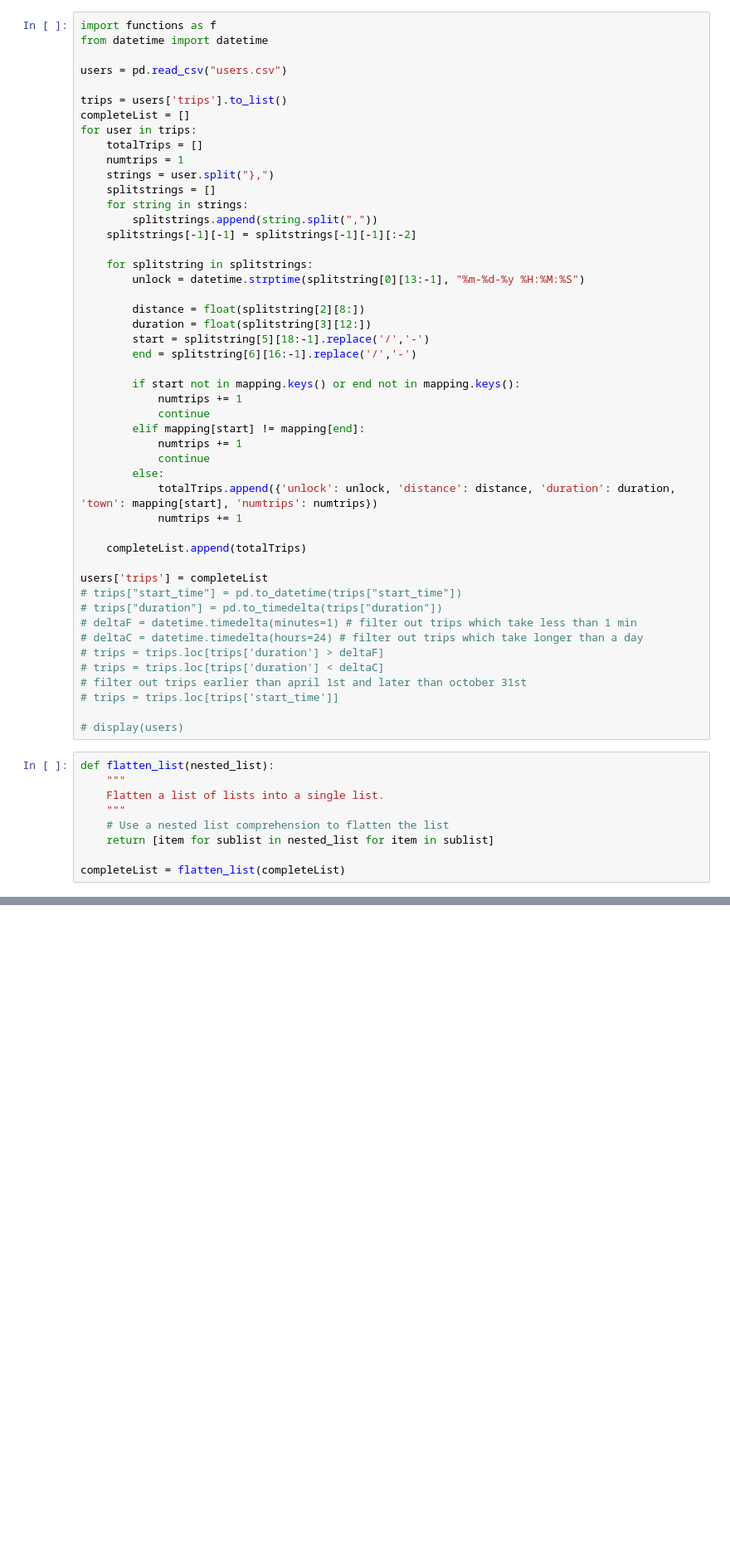
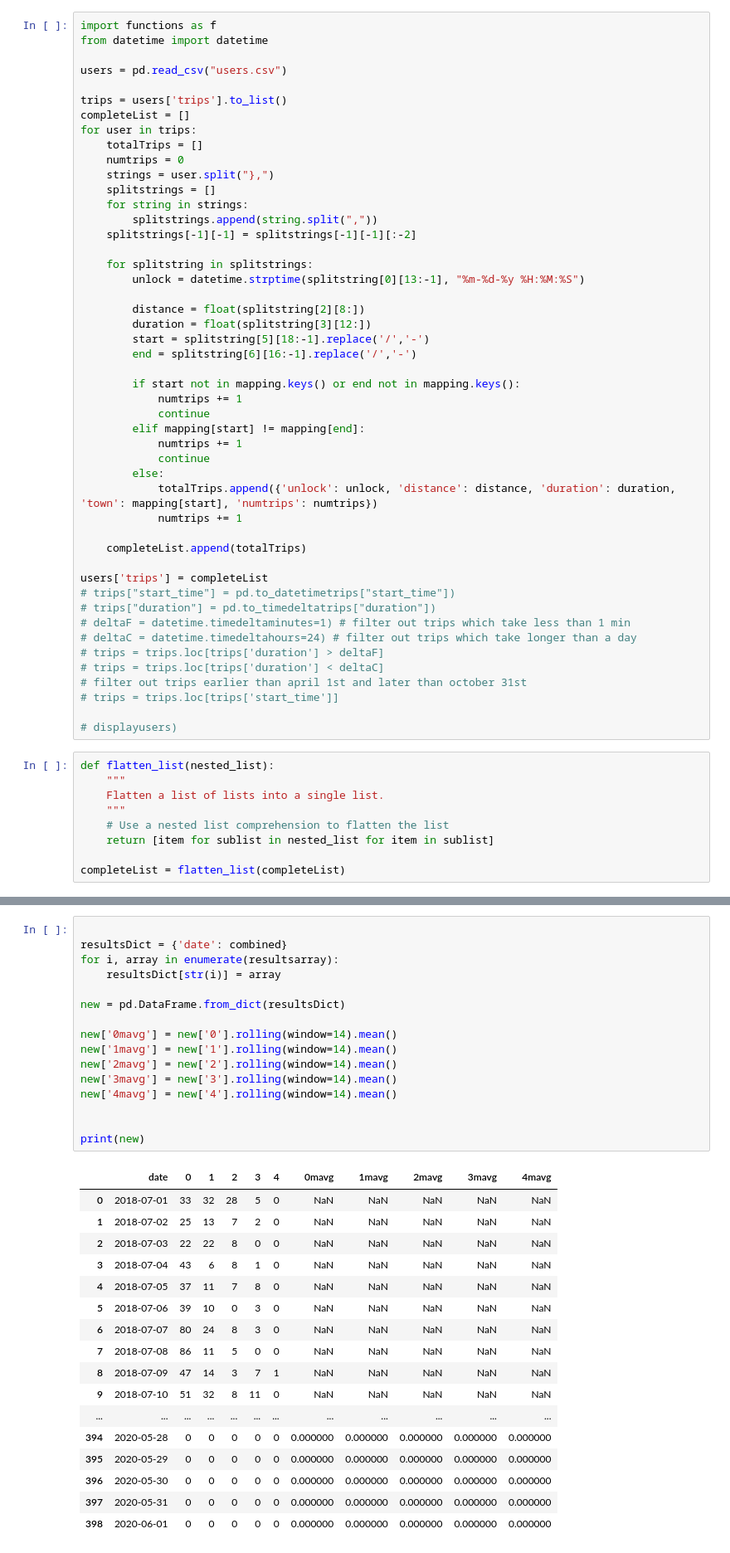
Before and after one commit to umassos/ebike-analysis, a Jupyter notebook: newPlots.ipynb, the cells around one changed output, grey strips where cells are left out. Shown at 83% size. Cells and saved outputs as stored; diff of their text form; blank space fills up the shorter version.

```diff
--- a/newPlots.ipynb
+++ b/newPlots.ipynb
@@ -38,7 +38,7 @@ trips = users['trips'].to_list()
 completeList = []
 for user in trips:
     totalTrips = []
-    numtrips = 1
+    numtrips = 0
     strings = user.split("},")
     splitstrings = []
     for string in strings:
@@ -66,16 +66,16 @@ for user in trips:
     completeList.append(totalTrips)
 
 users['trips'] = completeList
-# trips["start_time"] = pd.to_datetime(trips["start_time"])
-# trips["duration"] = pd.to_timedelta(trips["duration"])
-# deltaF = datetime.timedelta(minutes=1) # filter out trips which take less than 1 min
-# deltaC = datetime.timedelta(hours=24) # filter out trips which take longer than a day
+# trips["start_time"] = pd.to_datetimetrips["start_time"])
+# trips["duration"] = pd.to_timedeltatrips["duration"])
+# deltaF = datetime.timedeltaminutes=1) # filter out trips which take less than 1 min
+# deltaC = datetime.timedeltahours=24) # filter out trips which take longer than a day
 # trips = trips.loc[trips['duration'] > deltaF]
 # trips = trips.loc[trips['duration'] < deltaC]
 # filter out trips earlier than april 1st and later than october 31st
 # trips = trips.loc[trips['start_time']]
 
-# display(users)
+# displayusers)
 # %%
 def flatten_list(nested_list):
     """
@@ -91,0 +164,34 @@ print(completeList[9])
+# %%
+
+resultsDict = {'date': combined}
+for i, array in enumerate(resultsarray):
+    resultsDict[str(i)] = array
+
+new = pd.DataFrame.from_dict(resultsDict)
+
+new['0mavg'] = new['0'].rolling(window=14).mean()
+new['1mavg'] = new['1'].rolling(window=14).mean()
+new['2mavg'] = new['2'].rolling(window=14).mean()
+new['3mavg'] = new['3'].rolling(window=14).mean()
+new['4mavg'] = new['4'].rolling(window=14).mean()
+
+
+print(new)
+# %% [output]
+|  | date | 0 | 1 | 2 | 3 | 4 | 0mavg | 1mavg | 2mavg | 3mavg | 4mavg |
+| 0 | 2018-07-01 | 33 | 32 | 28 | 5 | 0 | NaN | NaN | NaN | NaN | NaN |
+| 1 | 2018-07-02 | 25 | 13 | 7 | 2 | 0 | NaN | NaN | NaN | NaN | NaN |
+| 2 | 2018-07-03 | 22 | 22 | 8 | 0 | 0 | NaN | NaN | NaN | NaN | NaN |
+| 3 | 2018-07-04 | 43 | 6 | 8 | 1 | 0 | NaN | NaN | NaN | NaN | NaN |
+| 4 | 2018-07-05 | 37 | 11 | 7 | 8 | 0 | NaN | NaN | NaN | NaN | NaN |
+| 5 | 2018-07-06 | 39 | 10 | 0 | 3 | 0 | NaN | NaN | NaN | NaN | NaN |
+| 6 | 2018-07-07 | 80 | 24 | 8 | 3 | 0 | NaN | NaN | NaN | NaN | NaN |
+| 7 | 2018-07-08 | 86 | 11 | 5 | 0 | 0 | NaN | NaN | NaN | NaN | NaN |
+| 8 | 2018-07-09 | 47 | 14 | 3 | 7 | 1 | NaN | NaN | NaN | NaN | NaN |
+| 9 | 2018-07-10 | 51 | 32 | 8 | 11 | 0 | NaN | NaN | NaN | NaN | NaN |
+| ... | ... | ... | ... | ... | ... | ... | ... | ... | ... | ... | ... |
+| 394 | 2020-05-28 | 0 | 0 | 0 | 0 | 0 | 0.000000 | 0.000000 | 0.000000 | 0.000000 | 0.000000 |
+| 395 | 2020-05-29 | 0 | 0 | 0 | 0 | 0 | 0.000000 | 0.000000 | 0.000000 | 0.000000 | 0.000000 |
+| 396 | 2020-05-30 | 0 | 0 | 0 | 0 | 0 | 0.000000 | 0.000000 | 0.000000 | 0.000000 | 0.000000 |
+| 397 | 2020-05-31 | 0 | 0 | 0 | 0 | 0 | 0.000000 | 0.000000 | 0.000000 | 0.000000 | 0.000000 |
+| 398 | 2020-06-01 | 0 | 0 | 0 | 0 | 0 | 0.000000 | 0.000000 | 0.000000 | 0.000000 | 0.000000 |
```
Also changed, not shown: parts of 11 cells of this notebook.
